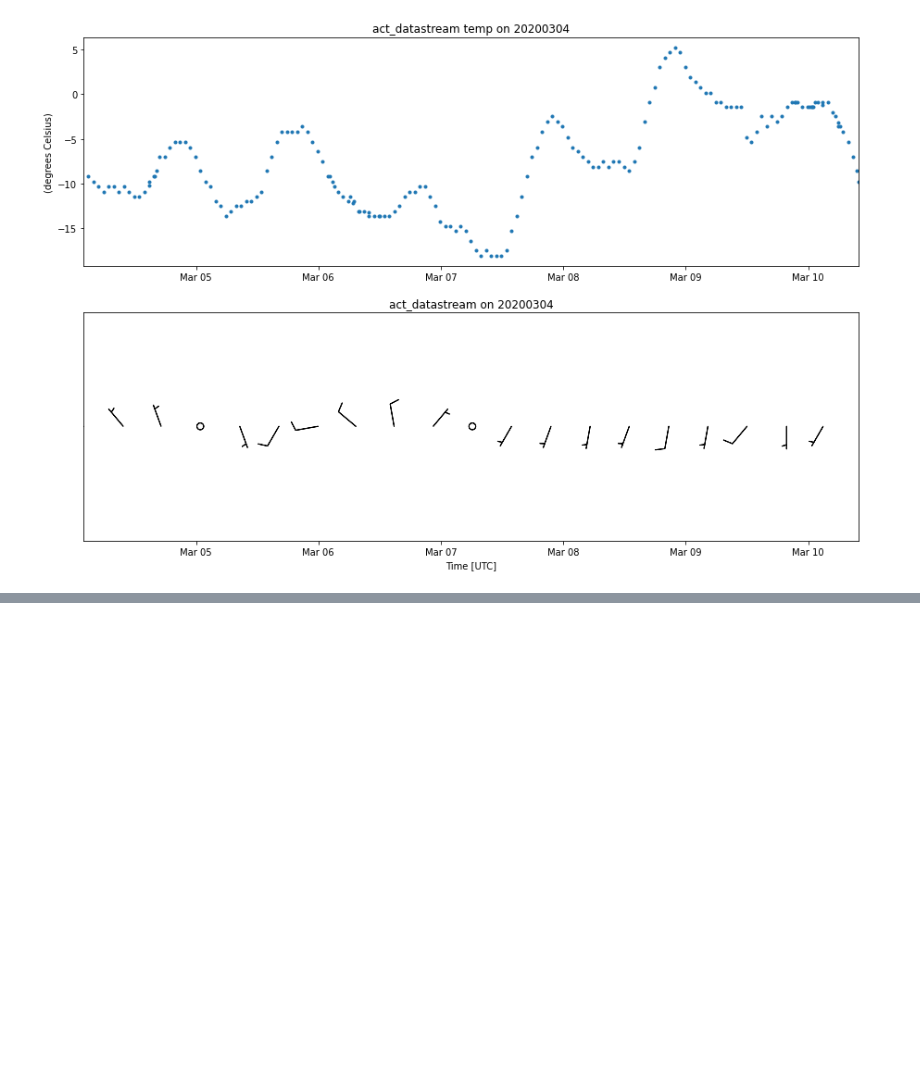
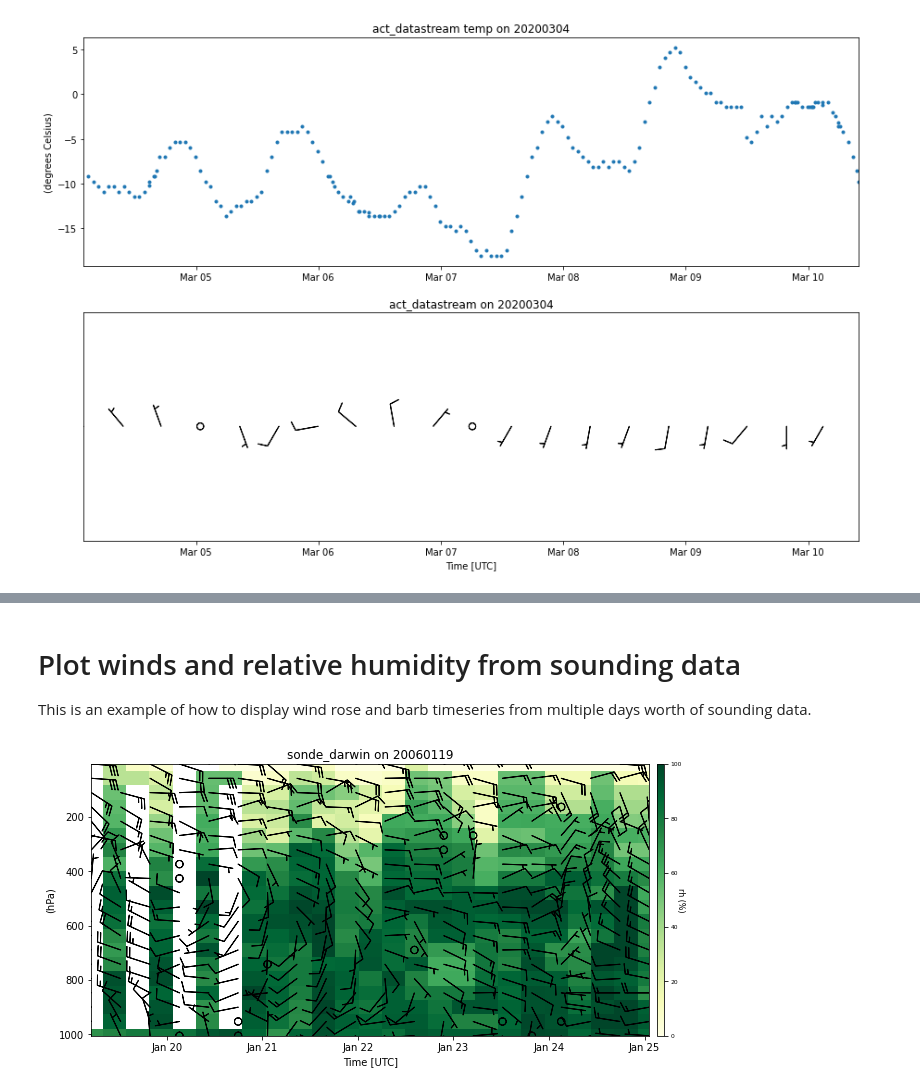
Before and after one commit to dsfernandez/DoE-RENEW, a Jupyter notebook: renew_act.ipynb, the cells around one changed output, grey strips where cells are left out. Cells and saved outputs as stored; diff of their text form; code cells hidden in the pictures; blank space fills up the shorter version.

```diff
--- a/renew_act.ipynb
+++ b/renew_act.ipynb
@@ -81,0 +146,19 @@ Downloading: ORD
+# %% [markdown]
+# Plot winds and relative humidity from sounding data
+
+This is an example of how to display wind rose and barb timeseries from multiple days worth of sounding data.
+# %%
+from matplotlib import pyplot as plt
+
+import act
+
+sonde_ds = act.io.armfiles.read_netcdf(act.tests.sample_files.EXAMPLE_TWP_SONDE_WILDCARD)
+
+BarbDisplay = act.plotting.TimeSeriesDisplay({'sonde_darwin': sonde_ds}, figsize=(10, 5))
+BarbDisplay.plot_time_height_xsection_from_1d_data(
+    'rh', 'pres', cmap='YlGn', vmin=0, vmax=100, num_time_periods=25
+)
+BarbDisplay.plot_barbs_from_spd_dir('wspd', 'deg', 'pres', num_barbs_x=20)
+plt.show()
+# %% [output]
+[figure, added]
```
Also changed, not shown: parts of 6 cells of this notebook.
